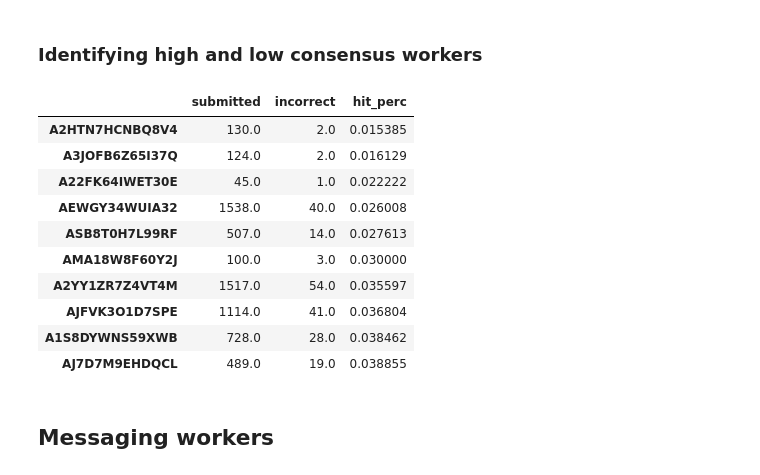
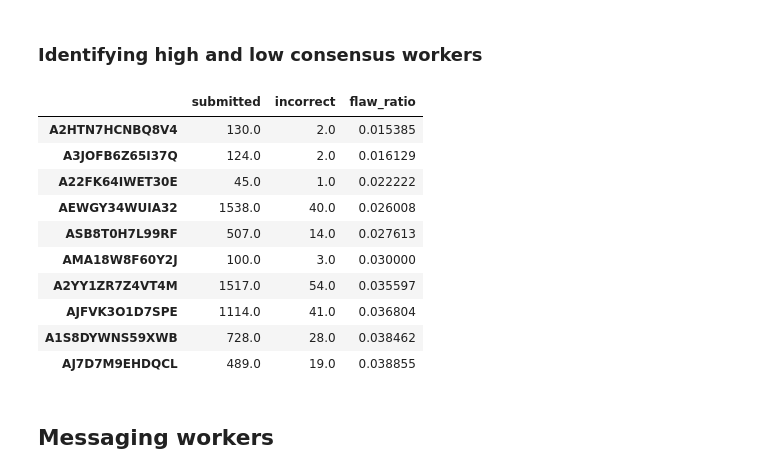
Before and after one commit to drschwenk/notebooks, a Jupyter notebook: stb/mturk_textbook_annotation_task.ipynb, the cells around one changed output. Cells and saved outputs as stored; diff of their text form; code cells hidden in the pictures.

```diff
--- a/stb/mturk_textbook_annotation_task.ipynb
+++ b/stb/mturk_textbook_annotation_task.ipynb
@@ -241,5 +243,5 @@ all_worker_counts = results_df_current_batch['worker_id'].value_counts()
 bad_worker_counts = worker_conflicts['worker_id'].value_counts()
 worker_quality_df = pd.DataFrame([all_worker_counts, bad_worker_counts]).T
 worker_quality_df.columns=['submitted', 'incorrect']
-worker_quality_df['hit_perc'] = worker_quality_df['incorrect']/worker_quality_df['submitted']
+worker_quality_df['flaw_ratio'] = worker_quality_df['incorrect']/worker_quality_df['submitted']
 # %%
@@ -249,7 +251,7 @@ suspect_workers = worker_quality_df.sort_values('hit_perc', ascending= False).in
 # %%
-worker_quality_df.sort_values('hit_perc', ascending= True).head(10)
+worker_quality_df.sort_values('flaw_ratio', ascending= True).head(10)
 # %% [output]
-|  | submitted | incorrect | hit_perc |
+|  | submitted | incorrect | flaw_ratio |
 | A2HTN7HCNBQ8V4 | 130.0 | 2.0 | 0.015385 |
 | A3JOFB6Z65I37Q | 124.0 | 2.0 | 0.016129 |
 | A22FK64IWET30E | 45.0 | 1.0 | 0.022222 |
```
Also changed, not shown: parts of 23 cells of this notebook, 1 other file.
